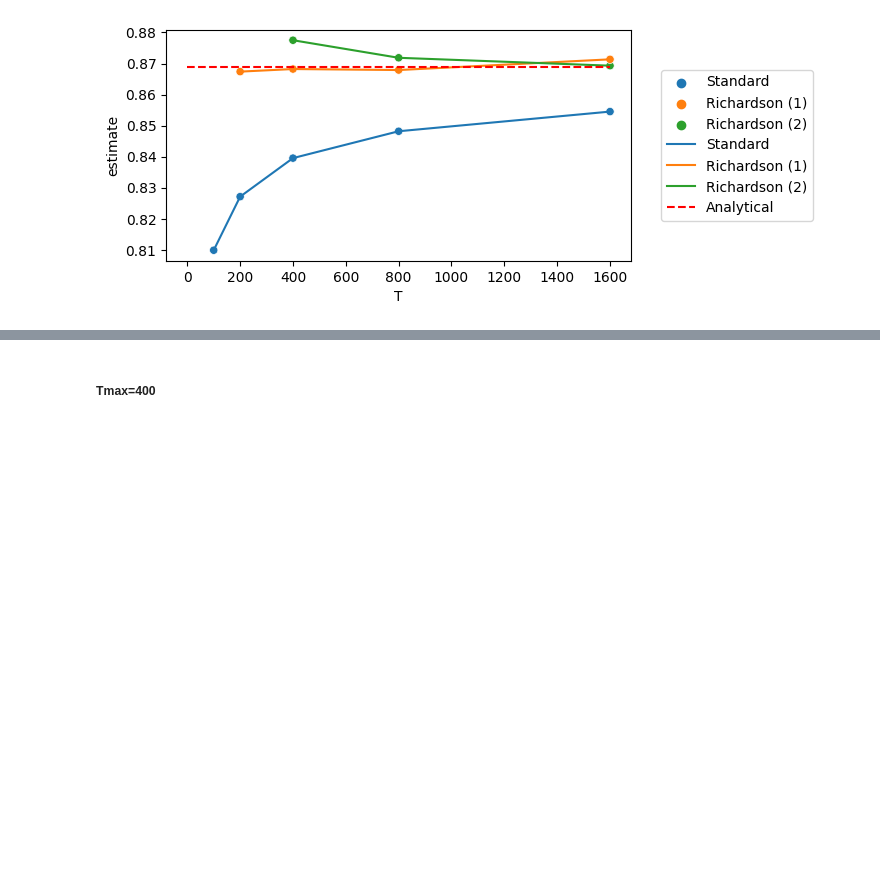
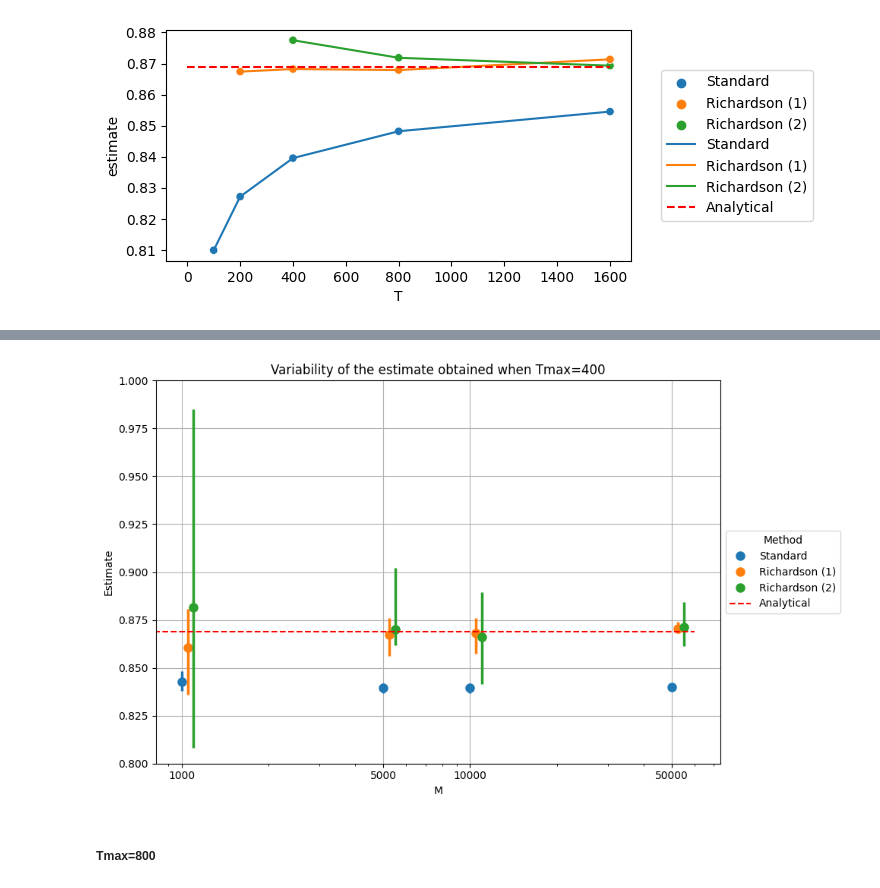
Before and after one commit to tbortolotti/marginal-noise-adaptive-conformal, a Jupyter notebook: experiments/exp_richardson.ipynb, the cells around one changed output, grey strips where cells are left out. Cells and saved outputs as stored; diff of their text form; code cells hidden in the pictures; blank space fills up the shorter version.

```diff
--- a/experiments/exp_richardson.ipynb
+++ b/experiments/exp_richardson.ipynb
@@ -273,5 +355,53 @@ Here, we aim to create a plot which displays the variability of the estimates ob
+# %%
+outfile_png = "figures/" + outfile_prefix + ".png"
+
+# Plot of the results
+# Calculate the statistics
+aggregated_data = results.groupby(['M', 'Method']).agg(
+    mean_estimate=('estimate', 'mean'),
+    quantile_25=('estimate', lambda x: x.quantile(0.25)),
+    quantile_75=('estimate', lambda x: x.quantile(0.75))
+).reset_index()
+
+# Define the offset amount and line width
+offset_amount = 0.05
+line_width = 2.5
+
+# Preparing the plot
+plt.figure(figsize=(10, 6))
+methods = results['Method'].unique()
+#colors = plt.cm.viridis(np.linspace(0, 1, len(methods)))
+colors = ['#1f77b4', '#ff7f0e', '#2ca02c']
+
+for i, method in enumerate(methods):
+    method_data = aggregated_data[aggregated_data['Method'] == method]
+    # Applying the offset
+    plt.plot(method_data['M'] * (1 + i * offset_amount), method_data['mean_estimate'], 'o', color=colors[i], label=method, markersize=8)
+    plt.vlines(method_data['M'] * (1 + i * offset_amount), method_data['quantile_25'], method_data['quantile_75'], color=colors[i], linewidth=line_width)
+
+plt.hlines(target, 0, np.max(M_vals)+10000, color="red", linestyle='--', label="Analytical")
+# Set x-axis to logarithmic scale
+plt.xscale('log')
+
+# Set the original M values as tick labels
+plt.xticks(aggregated_data['M'].unique(), labels=aggregated_data['M'].unique())
+
+# Adding labels and title
+plt.xlabel('M')
+plt.ylabel('Estimate')
+plt.ylim(0.8,1)
+plt.title('Variability of the estimate obtained when Tmax=400')
+
+# Moving the legend outside the plot, to the right, and centered vertically
+plt.legend(title="Method", loc='center left', bbox_to_anchor=(1, 0.5))
+plt.grid(True)
+plt.tight_layout()
+
+plt.savefig(outfile_png, bbox_inches='tight')
+# %% [output]
+[figure, added]
 # %% [markdown]
-##### Tmax=400
+##### Tmax=800
 # %%
 # Fixed parameters of the experiment
 # Experiment parameters
```
Also changed, not shown: parts of 19 cells of this notebook, 5 other files.
